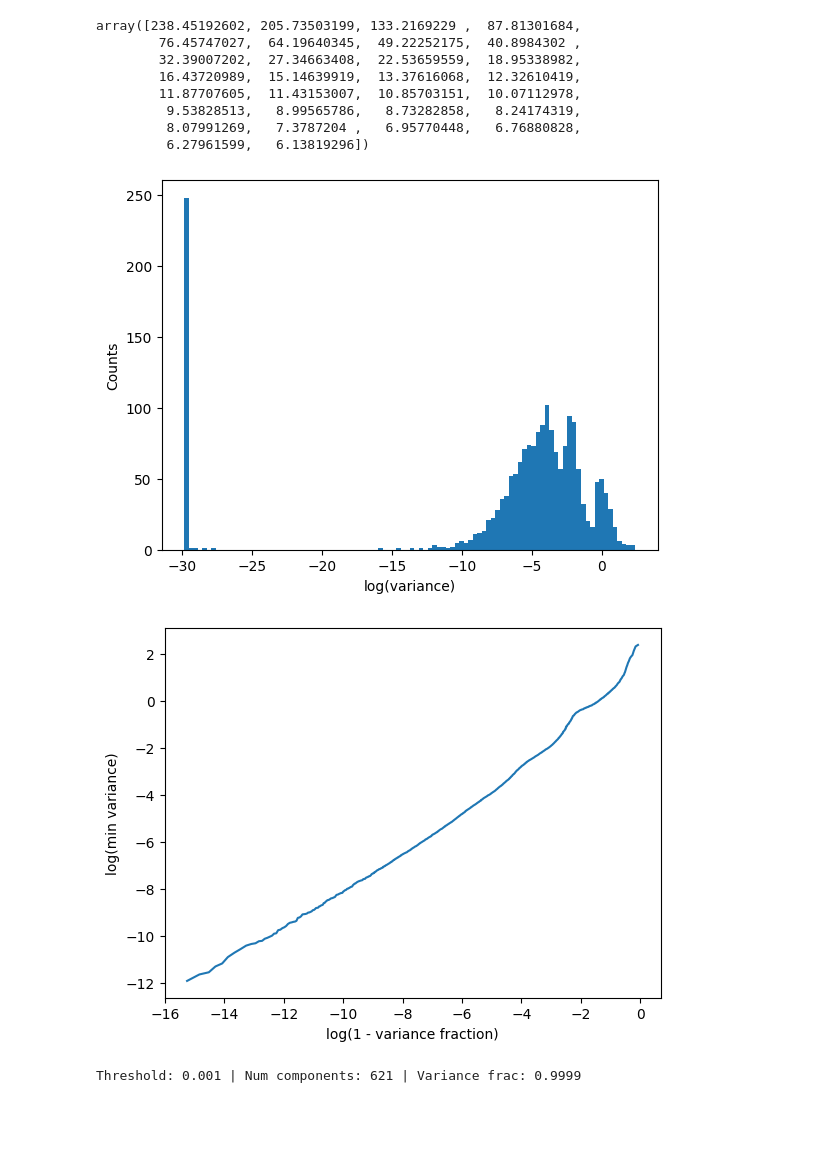
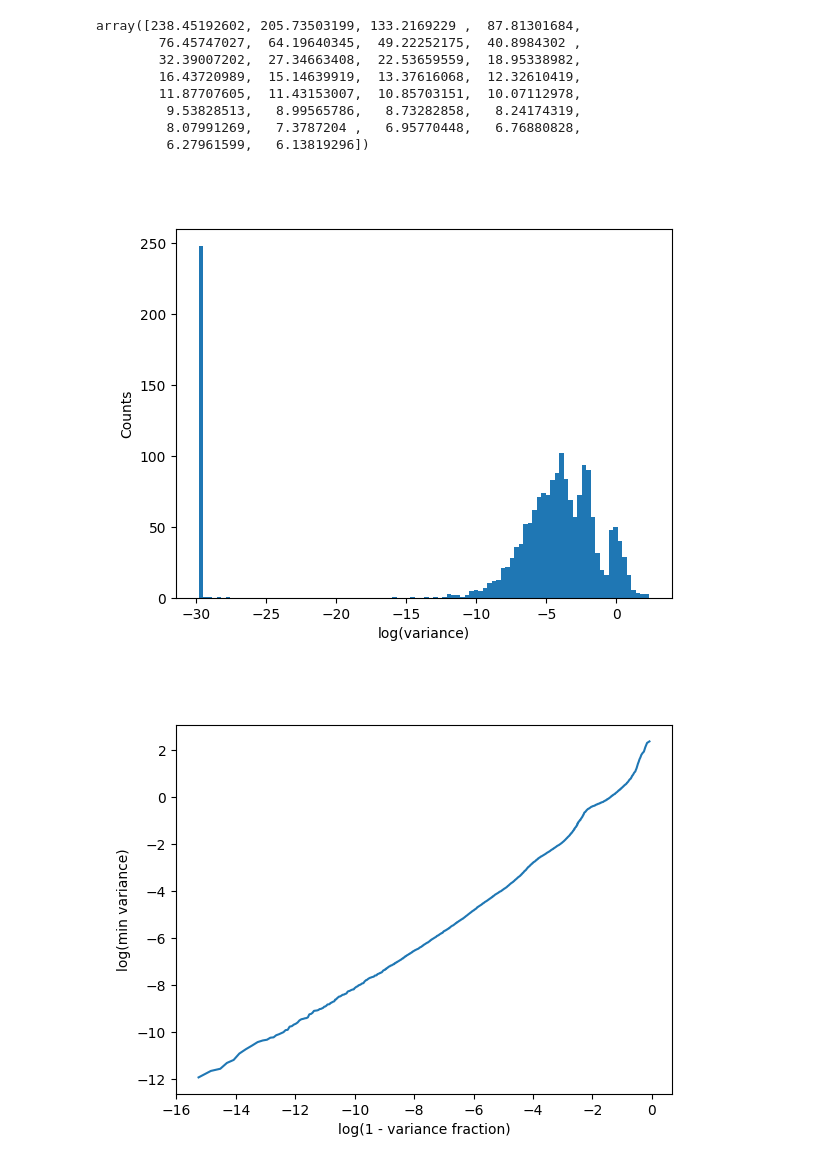
Before and after one commit to AllenInstitute/cplAE_MET, a Jupyter notebook: notebooks/Morphology_PCA.ipynb, the cells around one changed output. Drawn from its saved outputs; the diff is of its cells as text; code cells hidden in the pictures; blank space fills up the shorter version.

```diff
--- a/notebooks/Morphology_PCA.ipynb
+++ b/notebooks/Morphology_PCA.ipynb
@@ -24,7 +24,7 @@ from data import MET_Data
 from cplAE_MET.models.model_classes import MultiModal
 from pca_cca import PCA_CCA, CCA_extended
 # %%
-met_data = MET_Data("../data/raw/MET_M120x4_50k_4Apr23.mat")
+met_data = sio.loadmat("../data/raw/MET_M120x4_50k_4Apr23.mat")
 dest_name = "../data/raw/MET_M120x4_50k_4Apr23_PCA.mat"
 # %%
 X_raw = met_data["M_dat"]
@@ -44,24 +45,25 @@ array([238.45192602, 205.73503199, 133.2169229 ,  87.81301684,
          8.07991269,   7.3787204 ,   6.95770448,   6.76880828,
          6.27961599,   6.13819296])
 # %%
-plt.hist(np.log10(pca.explained_variance_), 100)
-plt.xlabel("log(variance)")
-plt.ylabel("Counts")
+%matplotlib widget
+(fig, ax) = plt.subplots(1, 1)
+ax.hist(np.log10(pca.explained_variance_), 100)
+ax.set_xlabel("log(variance)")
+ax.set_ylabel("Counts")
 plt.show()
 # %% [output]
-[figure, old version]
+[figure, new version]
 # %%
-plt.plot(np.log10(1 - np.cumsum(pca.explained_variance_ratio_)), np.log10(pca.explained_variance_))
-plt.xlabel("log(1 - variance fraction)")
-plt.ylabel("log(min variance)")
+(fig, ax) = plt.subplots(1, 1)
+ax.plot(np.log10(1 - np.cumsum(pca.explained_variance_ratio_)), np.log10(pca.explained_variance_))
+ax.set_xlabel("log(1 - variance fraction)")
+ax.set_ylabel("log(min variance)")
 plt.show()
 # %% [output]
-[figure, old version]
+[figure, new version]
 # %%
-var_threshold = 1e-3
-thresh_mask = pca.explained_variance_ > var_threshold
-scores = (X_flat - pca.mean_) @ pca.components_[thresh_mask].T
-print(f"Threshold: {var_threshold} | Num components: {components.shape[0]} | Variance frac: {pca.explained_variance_ratio_[thresh_mask].sum():.4f}")
+# var_threshold = 1e-3
+# thresh_mask = pca.explained_variance_ > var_threshold
+# scores = (X_flat - pca.mean_) @ pca.components_[thresh_mask].T
+# print(f"Threshold: {var_threshold} | Num components: {components.shape[0]} | Variance frac: {pca.explained_variance_ratio_[thresh_mask].sum():.4f}")
-# %% [output]
-Threshold: 0.001 | Num components: 621 | Variance frac: 0.9999
 # %%
```
Also changed, not shown: parts of 12 cells of this notebook, 1 other file.
